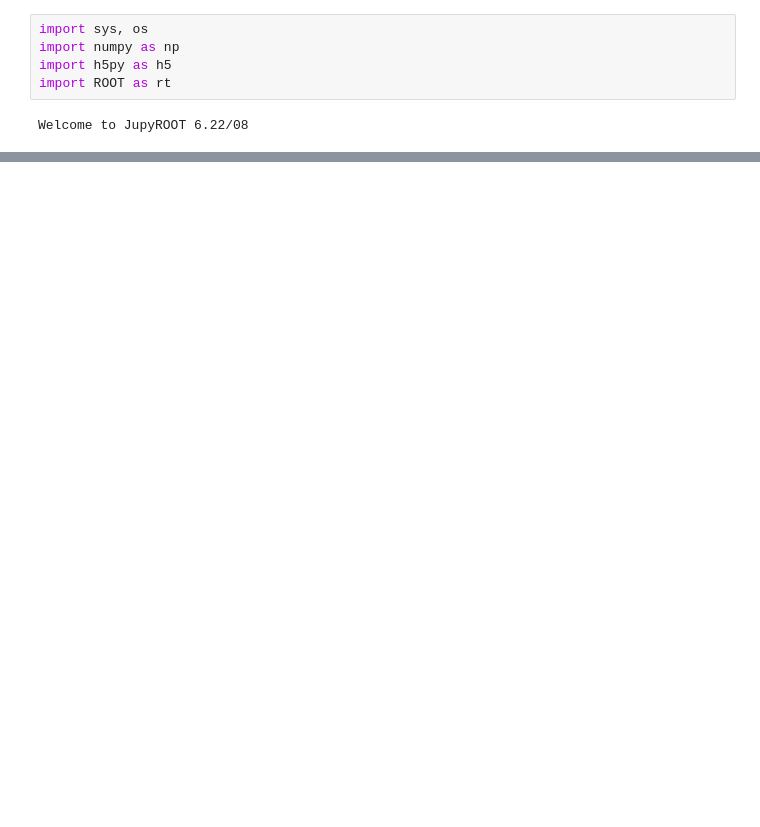
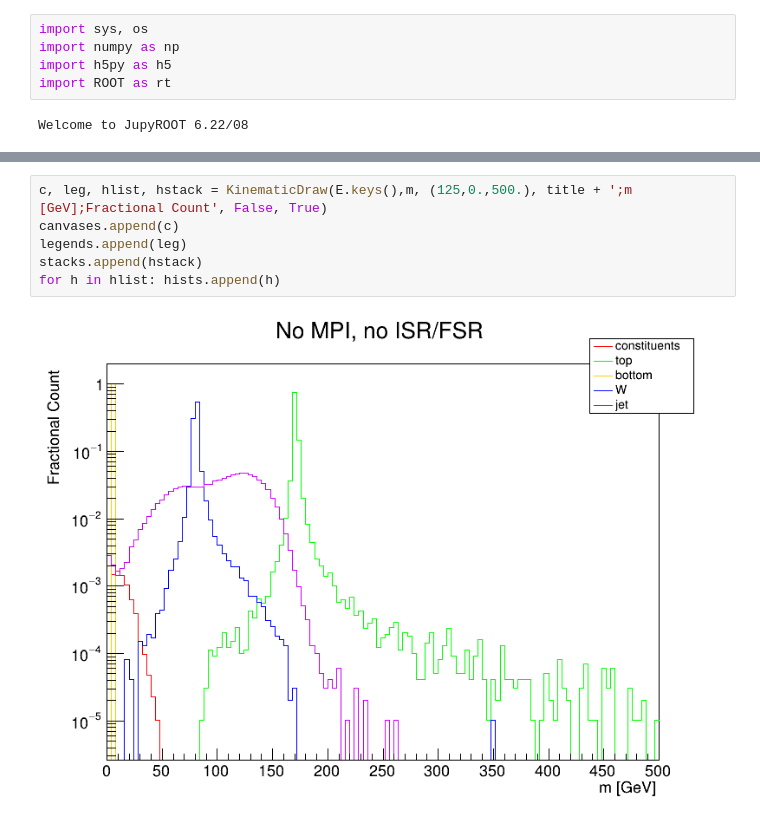
Before and after one commit to janTOffermann/HEPData4ML, a Jupyter notebook: plot/kinematics.ipynb, the cells around one changed output, grey strips where cells are left out. Drawn from its saved outputs; the diff is of its cells as text; blank space fills up the shorter version.

```diff
--- a/plot/kinematics.ipynb
+++ b/plot/kinematics.ipynb
@@ -145,0 +200,8 @@ c.Draw()
+# %%
+c, leg, hlist, hstack = KinematicDraw(E.keys(),m, (125,0.,500.), title + ';m [GeV];Fractional Count', False, True)
+canvases.append(c)
+legends.append(leg)
+stacks.append(hstack)
+for h in hlist: hists.append(h)
+# %% [output]
+[figure, added]
```
Also changed, not shown: parts of 22 cells of this notebook, 7 other files.
